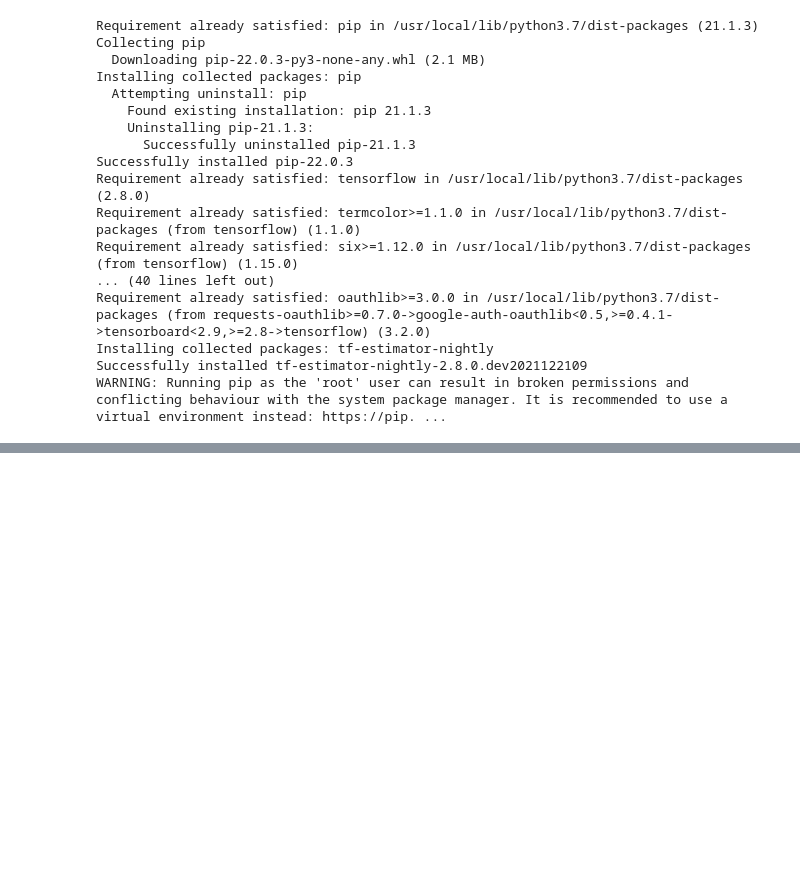
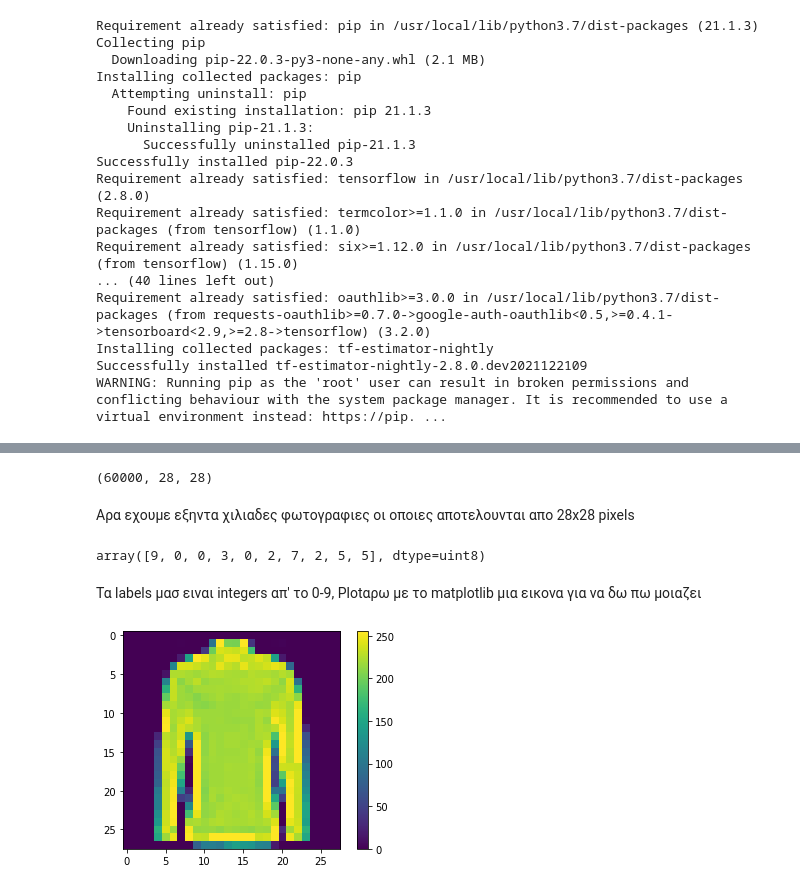
Before and after one commit to stefvas/neural-networks, a Jupyter notebook: lab3.ipynb, the cells around one changed output, grey strips where cells are left out. Cells and saved outputs as stored; diff of their text form; code cells hidden in the pictures; blank space fills up the shorter version.

```diff
--- a/lab3.ipynb
+++ b/lab3.ipynb
@@ -185,0 +70,24 @@ def get_single_prediction(img_path, top=5):
+# %%
+fashion_mnist = keras.datasets.fashion_mnist
+
+(train_images, train_labels), (test_images, test_labels) = fashion_mnist.load_data()
+# %%
+train_images.shape
+# %% [output]
+(60000, 28, 28)
+# %% [markdown]
+Αρα εχουμε εξηντα χιλιαδες φωτογραφιες οι οποιες αποτελουνται απο 28x28 pixels
+# %%
+train_labels[:10]
+# %% [output]
+array([9, 0, 0, 3, 0, 2, 7, 2, 5, 5], dtype=uint8)
+# %% [markdown]
+Τα labels μασ ειναι integers απ' το 0-9, Plotαρω με το matplotlib μια εικονα για να δω πω μοιαζει
+# %%
+plt.figure()
+plt.imshow(train_images[5961])
+plt.colorbar()
+plt.grid(False)
+plt.show()
+# %% [output]
+[figure, added]
```
Also changed, not shown: parts of 38 cells of this notebook.
